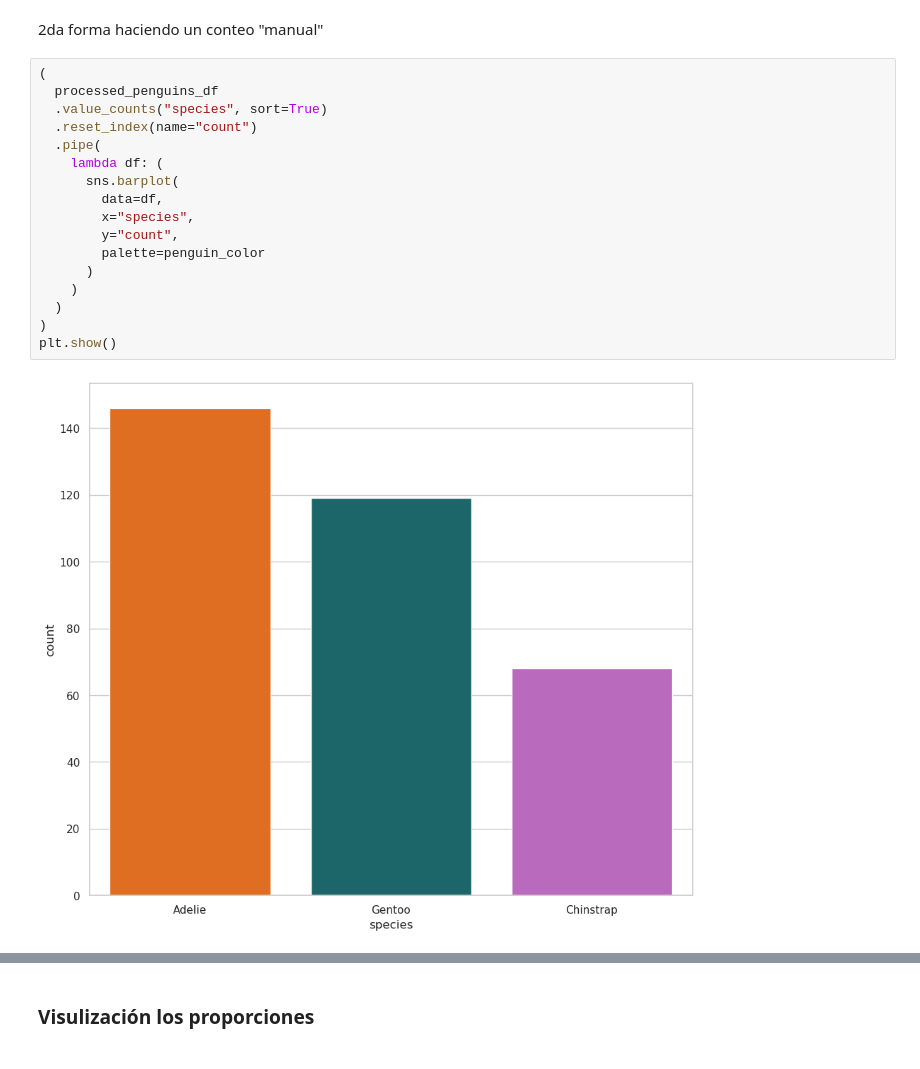
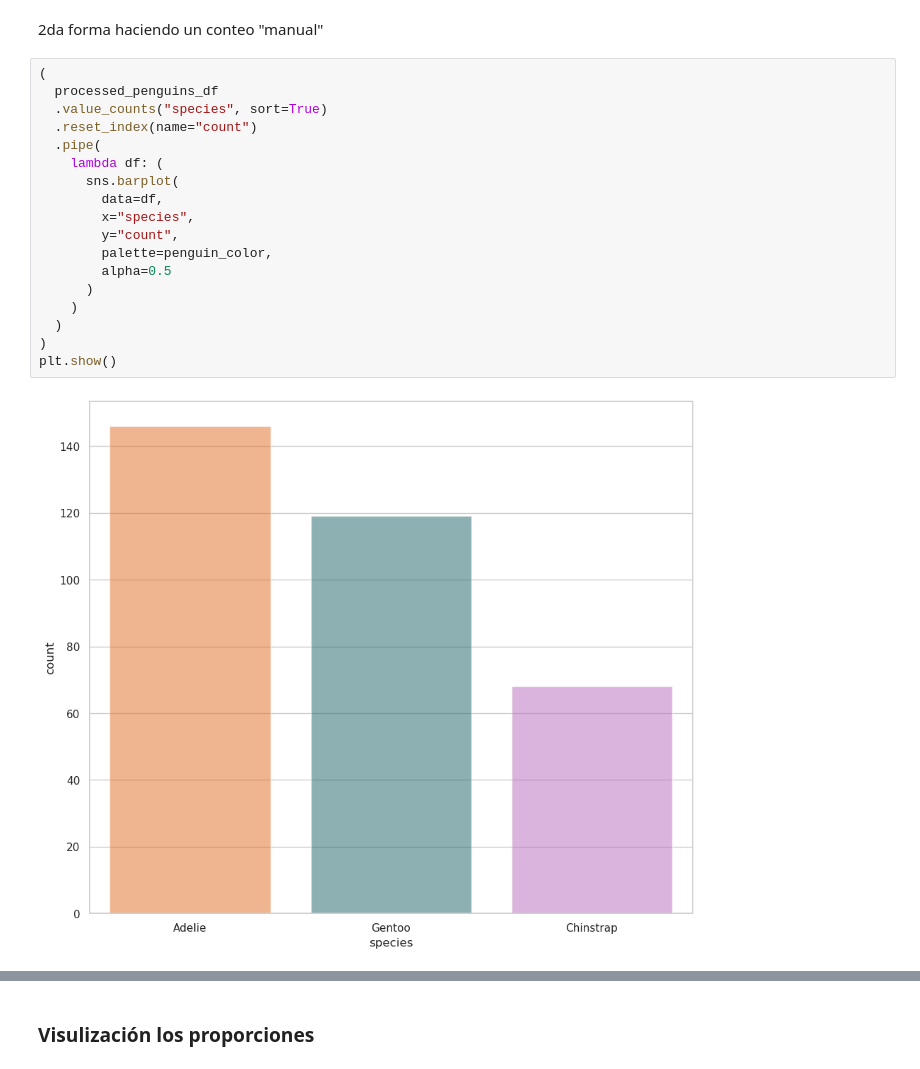
Before and after one commit to pahoalapizco/eda_penguins, a Jupyter notebook: notebooks/1.0-eda_penguins-introduction.ipynb, the cells around one changed output, grey strips where cells are left out. Cells and saved outputs as stored; diff of their text form.

```diff
--- a/notebooks/1.0-eda_penguins-introduction.ipynb
+++ b/notebooks/1.0-eda_penguins-introduction.ipynb
@@ -331,19 +334,20 @@ plt.show()
 # %%
 (
   processed_penguins_df
   .value_counts("species", sort=True)
   .reset_index(name="count")
   .pipe(
     lambda df: (
       sns.barplot(
         data=df,
         x="species",
         y="count",
-        palette=penguin_color
+        palette=penguin_color,
+        alpha=0.5
       )
     )
   )
 )
 plt.show()
 # %% [output]
-[figure, old version]
+[figure, new version]
```
Also changed, not shown: parts of 7 cells of this notebook.
